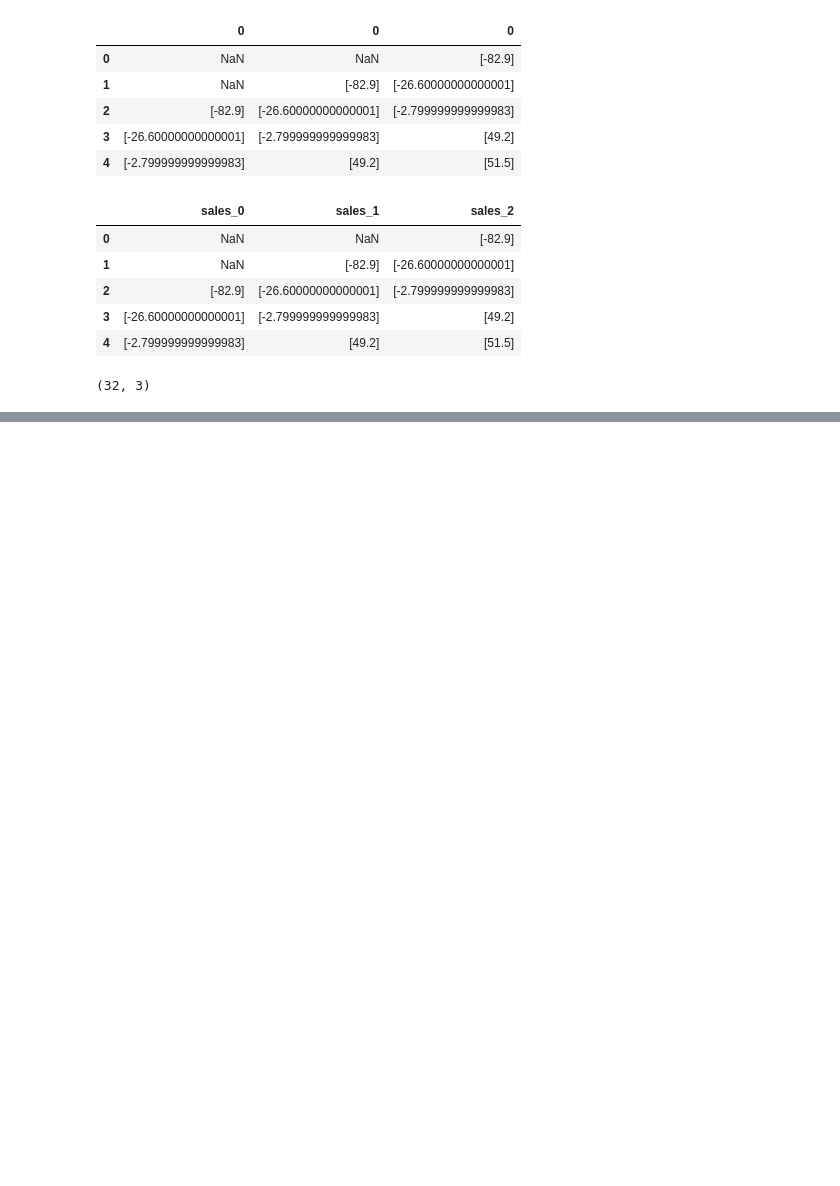
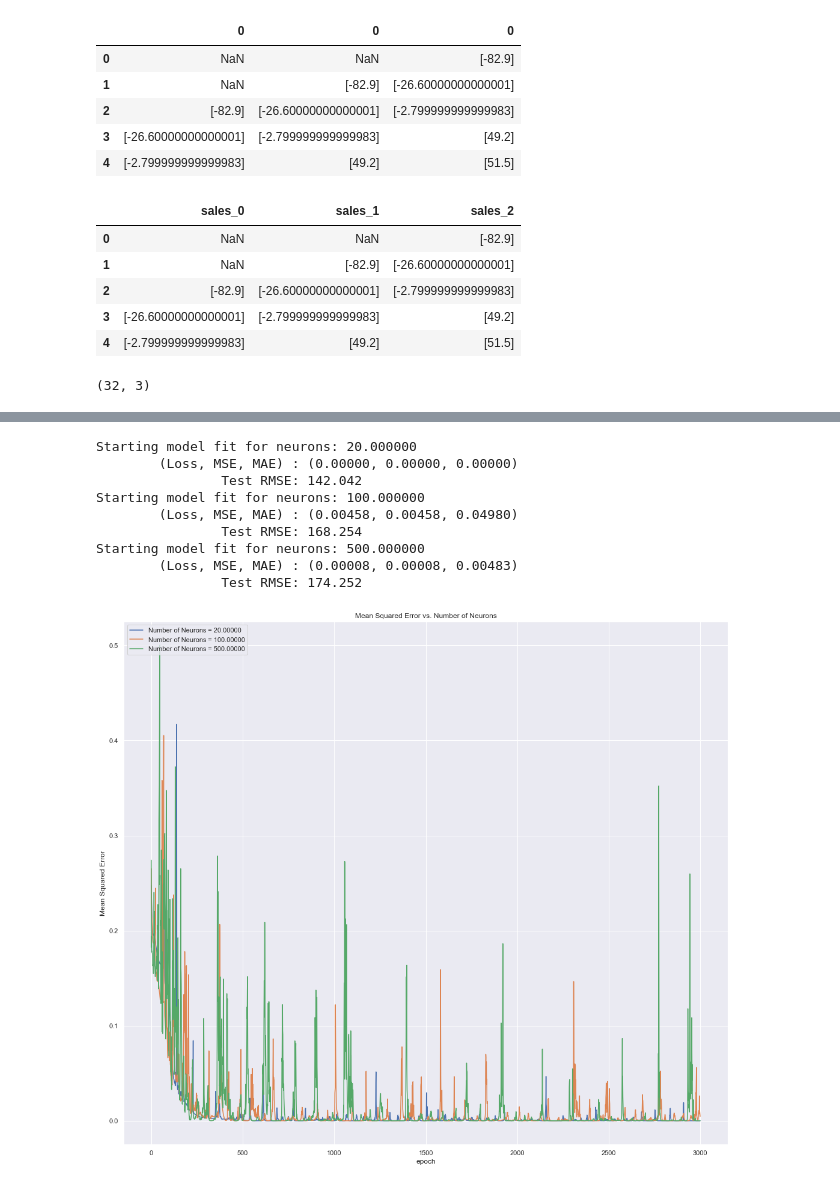
Before and after one commit to kofi/learning, a Jupyter notebook: torch/shampoo_analysis_2.ipynb, the cells around one changed output, grey strips where cells are left out. Cells and saved outputs as stored; diff of their text form; code cells hidden in the pictures; blank space fills up the shorter version.

```diff
--- a/torch/shampoo_analysis_2.ipynb
+++ b/torch/shampoo_analysis_2.ipynb
@@ -297,10 +339,25 @@ plot_training_stats(all_history, 'Number of Epochs')
 # %%
 # Explore the impact of the Number of Neurons
 all_history = {}
+
 for ne in neurons:
-    print('Starting model fit for epochs: %3f' % (ne))
+    print('Starting model fit for neurons: %3f' % (ne))
     # fit the base model
-    lstm_model, h = fit_lstm(train_scaled, batch_size, 5000, ne, lag, {'lr':.001, 'b1': 0.9, 'b2':0.999} )
+    lstm_model, h = fit_lstm(train_scaled, batch_size, 3000, ne, lag, {'lr':.001, 'b1': 0.9, 'b2':0.999} )
     all_history[ne]= h
+    test_rmse = get_test_rmse()
+    print('\t\tTest RMSE: %.3f' % (test_rmse))
+
 #then plot the results
 plot_training_stats(all_history, 'Number of Neurons')
+# %% [output]
+Starting model fit for neurons: 20.000000
+        (Loss, MSE, MAE) : (0.00000, 0.00000, 0.00000)
+                Test RMSE: 142.042
+Starting model fit for neurons: 100.000000
+        (Loss, MSE, MAE) : (0.00458, 0.00458, 0.04980)
+                Test RMSE: 168.254
+Starting model fit for neurons: 500.000000
+        (Loss, MSE, MAE) : (0.00008, 0.00008, 0.00483)
+                Test RMSE: 174.252
+[figure, added]
```
Also changed, not shown: parts of 20 cells of this notebook.
